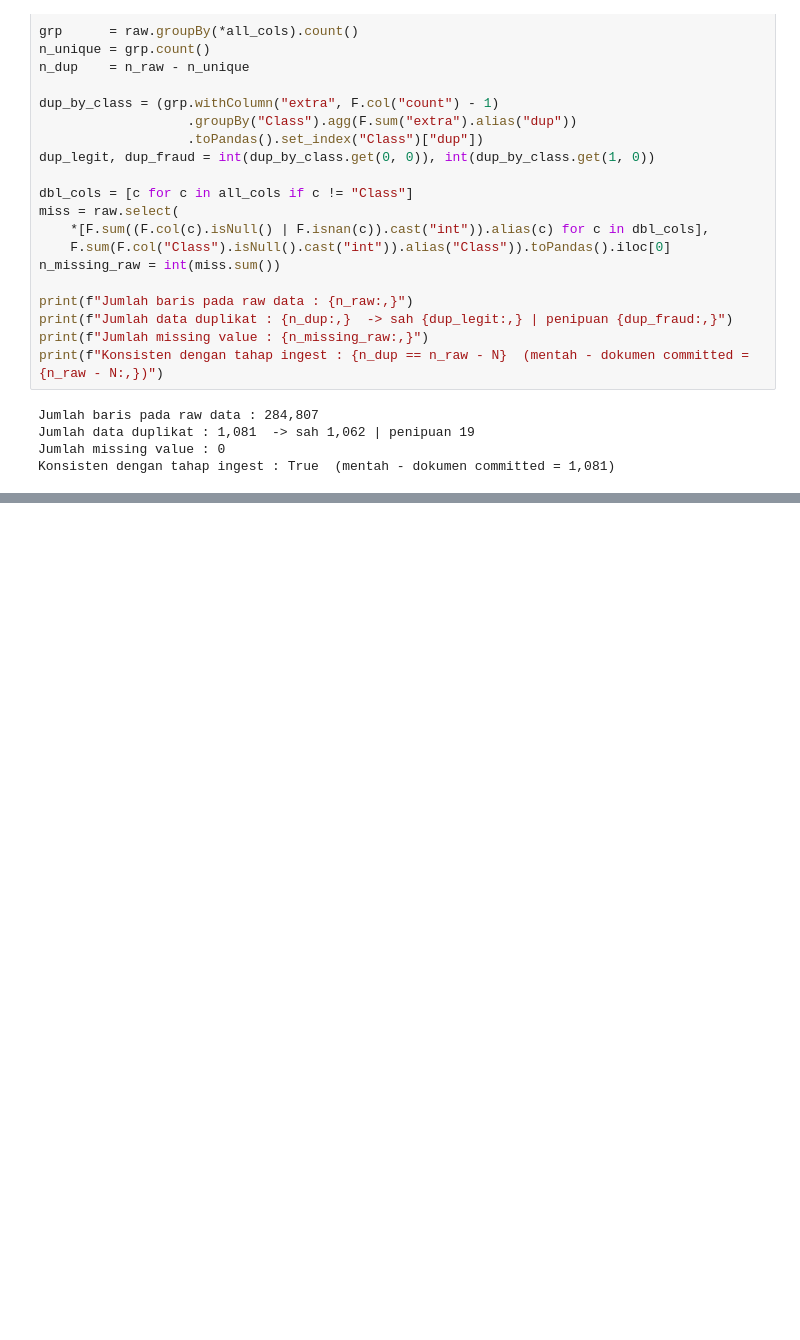
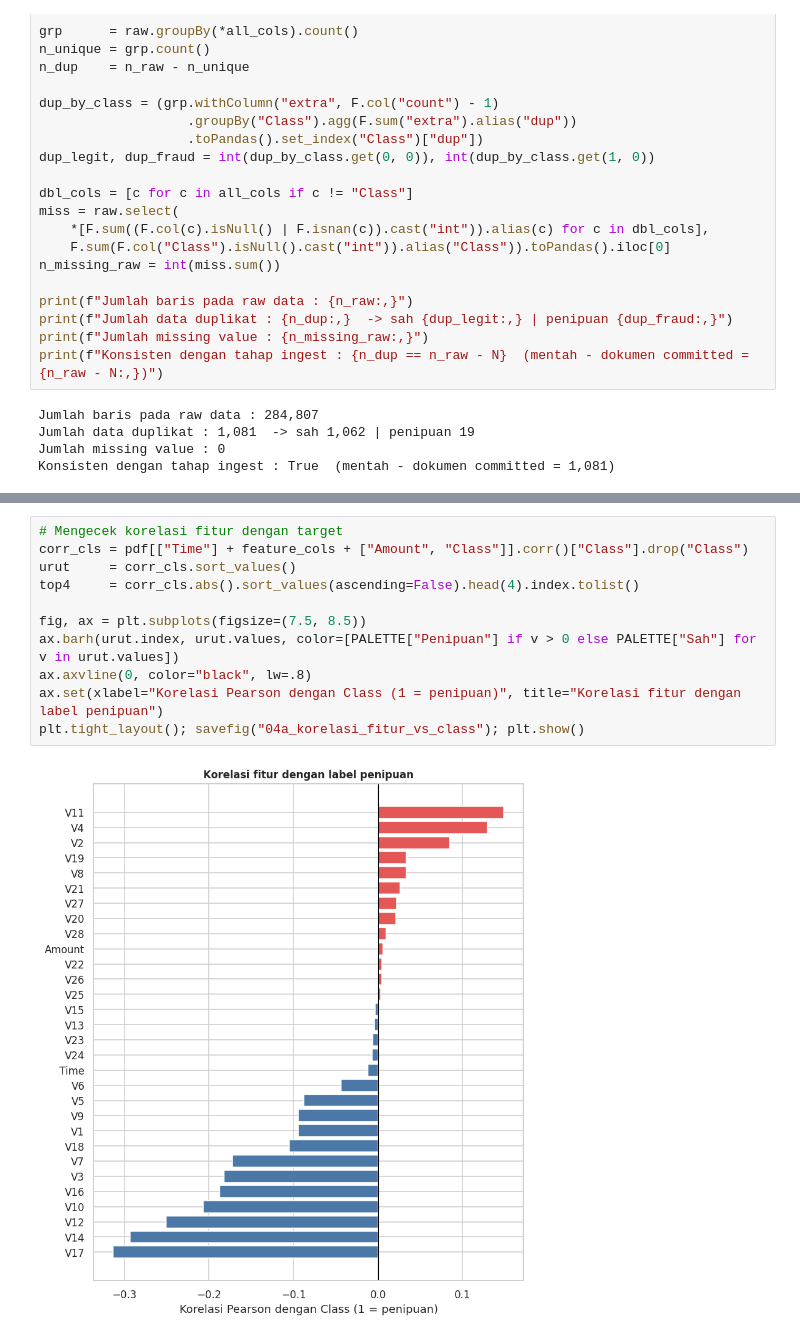
Before and after one commit to 157-Fadina/REPO-KELOMPOK04-MAHADATA, a Jupyter notebook: Kelompok04_Mahadata_M09.ipynb, the cells around one changed output, grey strips where cells are left out. Saved outputs shown, nothing was run; the diff lists cells and outputs as text; blank space fills up the shorter version.

```diff
--- a/Kelompok04_Mahadata_M09.ipynb
+++ b/Kelompok04_Mahadata_M09.ipynb
@@ -588,0 +730,13 @@ show_table(tabel_masalah)
+# %%
+# Mengecek korelasi fitur dengan target
+corr_cls = pdf[["Time"] + feature_cols + ["Amount", "Class"]].corr()["Class"].drop("Class")
+urut     = corr_cls.sort_values()
+top4     = corr_cls.abs().sort_values(ascending=False).head(4).index.tolist()
+
+fig, ax = plt.subplots(figsize=(7.5, 8.5))
+ax.barh(urut.index, urut.values, color=[PALETTE["Penipuan"] if v > 0 else PALETTE["Sah"] for v in urut.values])
+ax.axvline(0, color="black", lw=.8)
+ax.set(xlabel="Korelasi Pearson dengan Class (1 = penipuan)", title="Korelasi fitur dengan label penipuan")
+plt.tight_layout(); savefig("04a_korelasi_fitur_vs_class"); plt.show()
+# %% [output]
+[figure, added]
```
Also changed, not shown: parts of 10 cells of this notebook.
